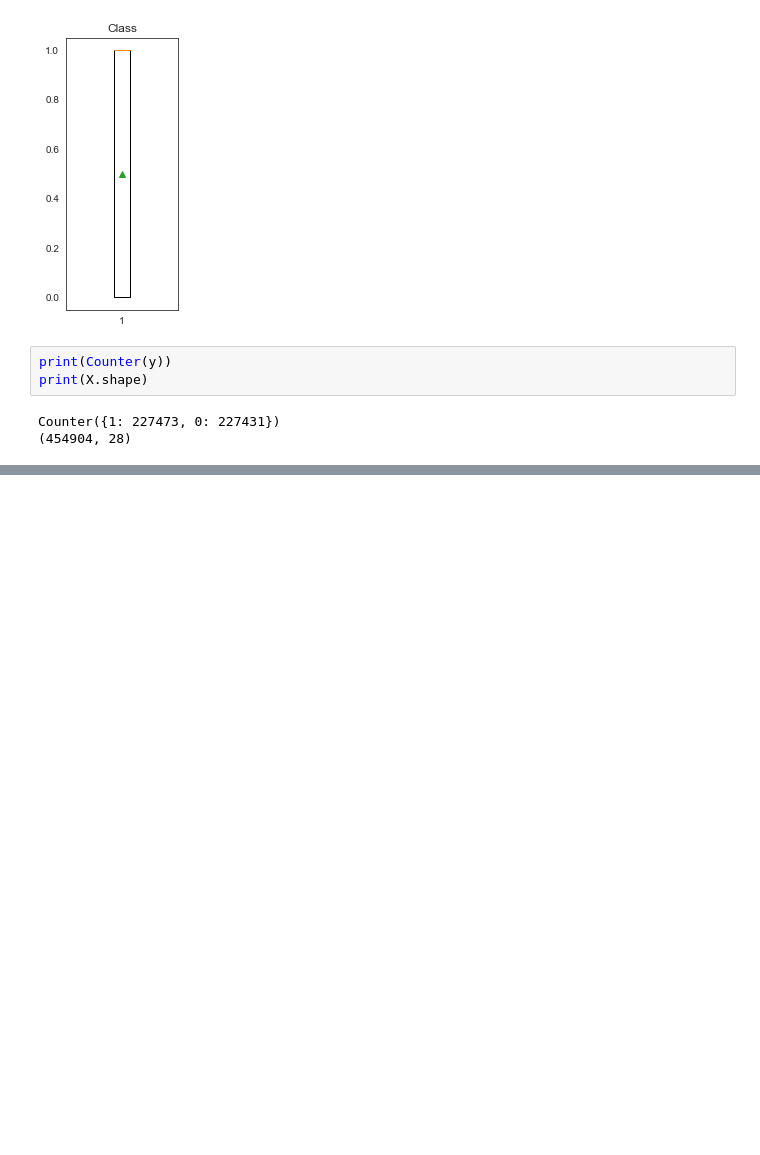
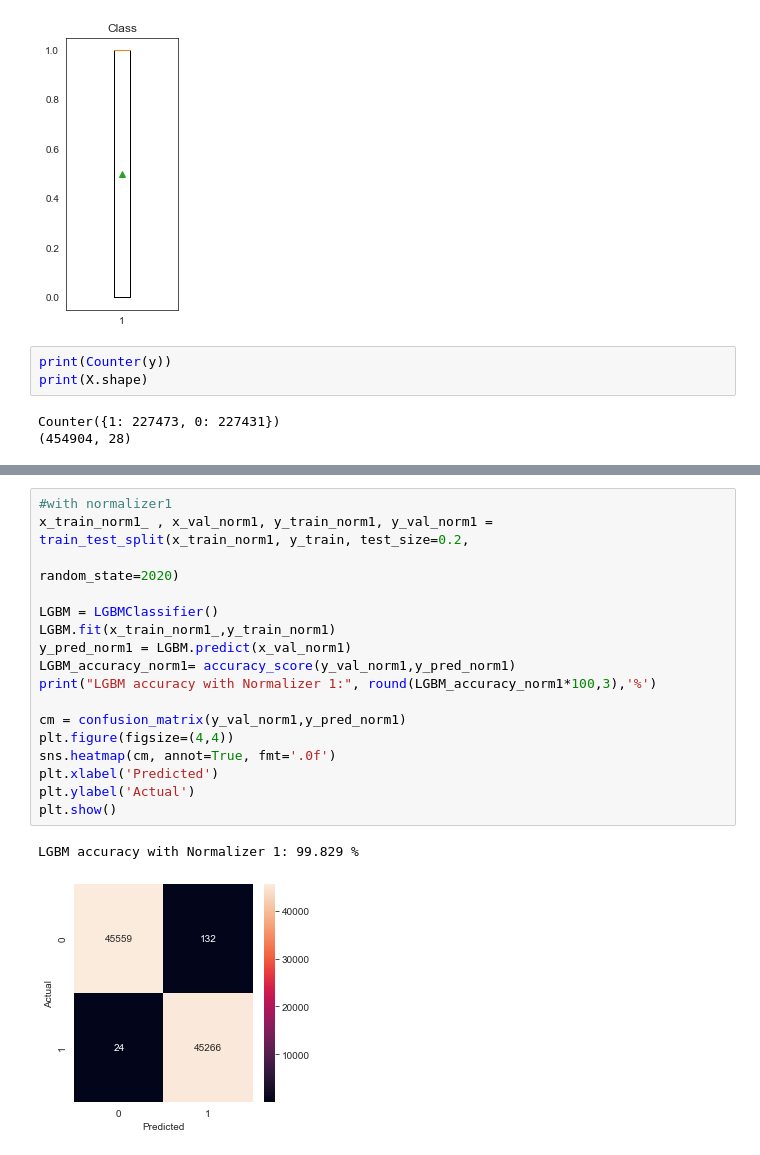
Before and after one commit to Preranapagar/ML_Projects, a Jupyter notebook: Project/Credit Card Fraud Detection/fraud_detection_2023.ipynb, the cells around one changed output, grey strips where cells are left out. Cells and saved outputs as stored; diff of their text form; blank space fills up the shorter version.

```diff
--- a/Project/Credit Card Fraud Detection/fraud_detection_2023.ipynb
+++ b/Project/Credit Card Fraud Detection/fraud_detection_2023.ipynb
@@ -324,0 +345,20 @@ LGBM accuracy with quantile transformer : 99.885 %
+# %%
+#with normalizer1
+x_train_norm1_ , x_val_norm1, y_train_norm1, y_val_norm1 = train_test_split(x_train_norm1, y_train, test_size=0.2,
+                                                                           random_state=2020)
+
+LGBM = LGBMClassifier()
+LGBM.fit(x_train_norm1_,y_train_norm1)
+y_pred_norm1 = LGBM.predict(x_val_norm1)
+LGBM_accuracy_norm1= accuracy_score(y_val_norm1,y_pred_norm1)
+print("LGBM accuracy with Normalizer 1:", round(LGBM_accuracy_norm1*100,3),'%')
+
+cm = confusion_matrix(y_val_norm1,y_pred_norm1)
+plt.figure(figsize=(4,4))
+sns.heatmap(cm, annot=True, fmt='.0f')
+plt.xlabel('Predicted')
+plt.ylabel('Actual')
+plt.show()
+# %% [output]
+LGBM accuracy with Normalizer 1: 99.829 %
+[figure, added]
```
Also changed, not shown: parts of 21 cells of this notebook.
